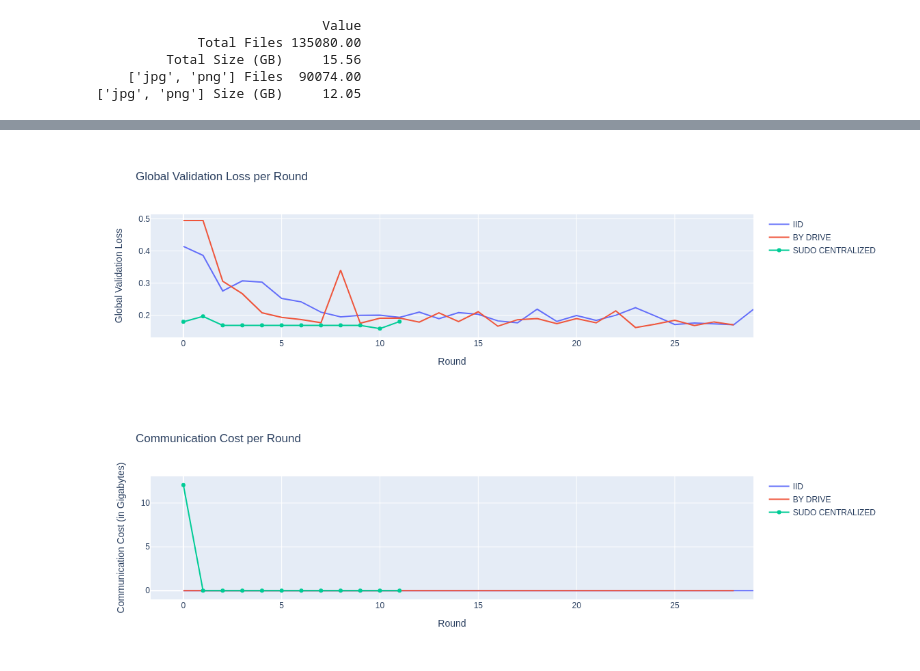
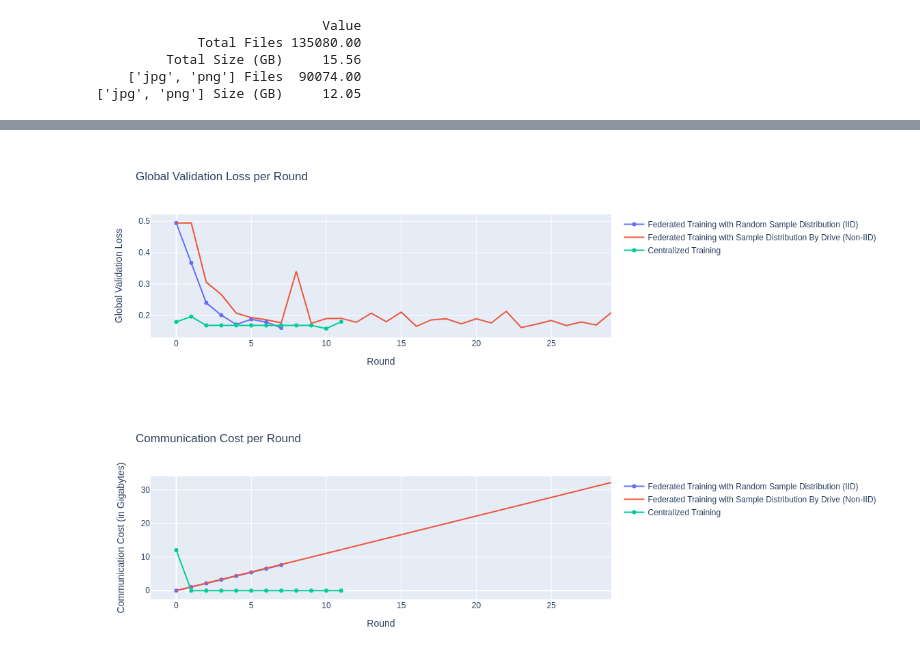
Before and after one commit to eltonfss/federated-sc-depth, a Jupyter notebook: src/notebooks/DataAnalysisComparisonDebug.ipynb, the cells around one changed output, grey strips where cells are left out. Drawn from its saved outputs; the diff is of its cells as text; code cells hidden in the pictures.

```diff
--- a/src/notebooks/DataAnalysisComparisonDebug.ipynb
+++ b/src/notebooks/DataAnalysisComparisonDebug.ipynb
@@ -3,7 +3,7 @@ import os
 FEDERATED_TRAINING_DIRPATH = '/home/eltons-pc/Logs/federated-sc-depth/'
 
 # IID
-FEDERATED_TRAINING_ID_IID = '20_04_2023_22:01:42' # GOOD run_34_participants_5_per_round_50_rounds_3_local_epochs_100_local_train_and_100_local_val_batches_sequential_iid_8_workers (3)
+FEDERATED_TRAINING_ID_IID = '24_04_2023_23:17:18' # GOOD run_34_participants_5_per_round_50_rounds_3_local_epochs_100_local_train_and_100_local_val_batches_sequential_iid_8_workers (3)
 
 # BY DRIVE
 FEDERATED_TRAINING_ID_BY_DRIVE = '10_04_2023_22:29:10' # GOOD run_34_participants_5_per_round_50_rounds_3_local_epochs_1000_local_train_and_all_local_val_batches_sequential_by_drive_8_workers.log
@@ -12,7 +12,7 @@ FEDERATED_TRAINING_ID_BY_DRIVE = '10_04_2023_22:29:10' # GOOD run_34_participant
 FEDERATED_TRAINING_ID_SUDO_CENTRALIZED = '18_04_2023_00:36:48' # GOOD run_1_participants_1_per_round_25_rounds_10_local_epochs_1000_local_train_and_all_local_val_batches_sequential_8_workers.log
 
 FEDERATED_TRAINING_IDS = [FEDERATED_TRAINING_ID_IID, FEDERATED_TRAINING_ID_BY_DRIVE, FEDERATED_TRAINING_ID_SUDO_CENTRALIZED]
-FEDERATED_TRAINING_LABELS = ["IID", "BY DRIVE", "SUDO CENTRALIZED"]
+FEDERATED_TRAINING_LABELS = ["Federated Training with Random Sample Distribution (IID)", "Federated Training with Sample Distribution By Drive (Non-IID)", "Centralized Training"]
 FEDERATED_TRAINING_SUDO_CENTRALIZED = [False, False, True]
 ROUND_CAP = 30
 # %%
@@ -117,7 +117,7 @@ def visualize_federated_training(federated_training_id, label=None, centralized=
     frac_participants_per_round = config_args['fed_train_frac_participants_per_round']
     num_rounds = config_args['fed_train_num_rounds']
     num_participants_per_round = num_participants * frac_participants_per_round
-    model_size_mb = sum(federated_training_state["global_model_bytes_by_round"].values()) / len(federated_training_state["global_model_bytes_by_round"].values()) / 1024 / 1014
+    model_size_mb = model_size_mb = 111.417
     bytes_per_participant = model_size_mb * 2 / 1024 # Each participant uploads the entire model to the server, and downloads the updated model
 
     # Extract global metrics federated_training_state
@@ -143,32 +143,32 @@ def visualize_federated_training(federated_training_id, label=None, centralized=
     communication_cost_fig.add_trace(go.Scatter(x=list(range(num_rounds)), y=total_communication_cost, name=label or federated_training_id))
 
 
     return test_loss_fig, communication_cost_fig
 
 test_loss_figures = []
 communication_cost_figures = []
 
 for i in range(len(FEDERATED_TRAINING_IDS)):
     test_loss_fig, communication_cost_fig = visualize_federated_training(FEDERATED_TRAINING_IDS[i], FEDERATED_TRAINING_LABELS[i], FEDERATED_TRAINING_SUDO_CENTRALIZED[i])
     test_loss_figures.append(test_loss_fig)
     communication_cost_figures.append(communication_cost_fig)
 
 combined_test_loss_figures = go.Figure()
 combined_communication_cost_figures = go.Figure()
 
 for fig in test_loss_figures:
     for trace in fig.data:
         combined_test_loss_figures.add_trace(trace)
 combined_test_loss_figures.update_layout(title="Global Validation Loss per Round", xaxis_title="Round", yaxis_title="Global Validation Loss")
 combined_test_loss_figures.show()
 
 for fig in communication_cost_figures:
     for trace in fig.data:
         combined_communication_cost_figures.add_trace(trace)
 combined_communication_cost_figures.update_layout(title="Communication Cost per Round", xaxis_title="Round", yaxis_title="Communication Cost (in Gigabytes)")
 #combined_communication_cost_figures.update_layout(yaxis_type='log')
 combined_communication_cost_figures.show()
 # %% [output]
 [interactive output not drawn]
-[figure, old version]
+[figure, new version]
-[figure, old version]
+[figure, new version]
```
Also changed, not shown: 3 other files.
